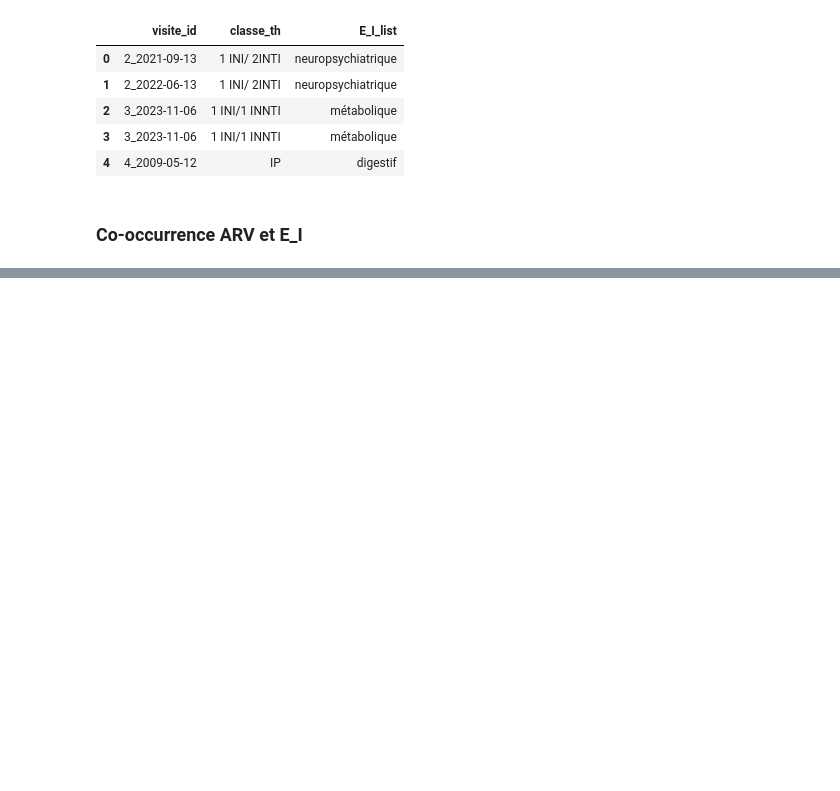
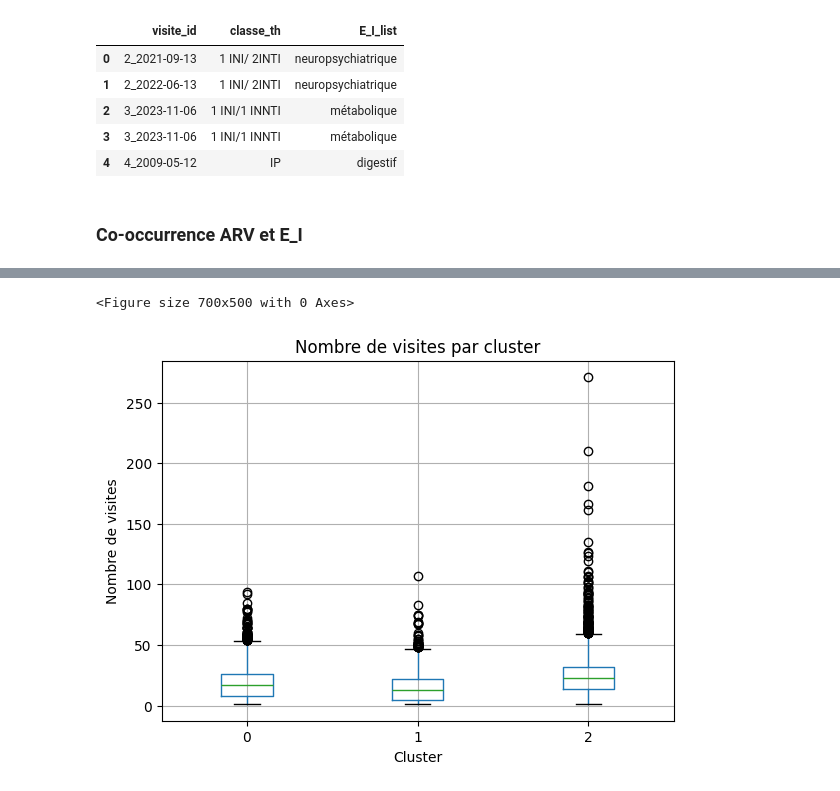
Before and after one commit to touXik/OCTAVIA, a Jupyter notebook: Prescription/analyse_descriptive.ipynb, the cells around one changed output, grey strips where cells are left out. Saved outputs shown, nothing was run; the diff lists cells and outputs as text; code cells hidden in the pictures; blank space fills up the shorter version.

```diff
--- a/Prescription/analyse_descriptive.ipynb
+++ b/Prescription/analyse_descriptive.ipynb
@@ -573,0 +651,8 @@ plt.show()
+# %%
+cluster_labels = {
+    0: "Patients complexes",
+    1: "Patients stables",
+    2: "Forte charge thérapeutique"
+}
+
+patient_df['cluster_label'] = patient_df['cluster'].map(cluster_labels)
@@ -573,0 +675,11 @@ plt.show()
+# %%
+plt.figure(figsize=(7,5))
+patient_df.boxplot(column='nb_visites', by='cluster')
+plt.title('Nombre de visites par cluster')
+plt.suptitle('')
+plt.xlabel('Cluster')
+plt.ylabel('Nombre de visites')
+plt.show()
+# %% [output]
+<Figure size 700x500 with 0 Axes>
+[figure, added]
```
Also changed, not shown: parts of 20 cells of this notebook, 1 other file.
